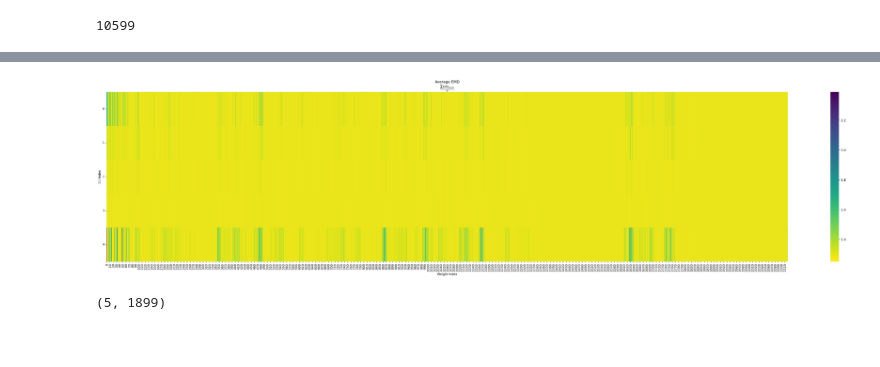
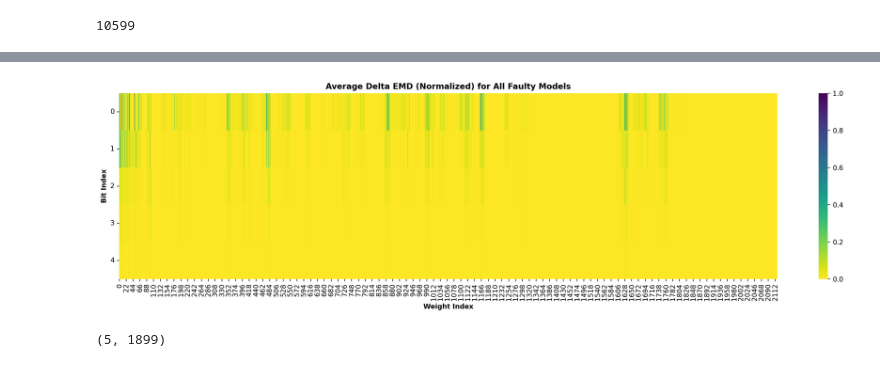
Before and after one commit to oliviaweng/fastml-science, a Jupyter notebook: sensor-data-compression/sampling_faulty_eval_experiment.ipynb, the cells around one changed output, grey strips where cells are left out. Cells and saved outputs as stored; diff of their text form; code cells hidden in the pictures; blank space fills up the shorter version.

```diff
--- a/sensor-data-compression/sampling_faulty_eval_experiment.ipynb
+++ b/sensor-data-compression/sampling_faulty_eval_experiment.ipynb
@@ -55,7 +76,8 @@ bi_to_demd  = dict()
 bi_to_count = dict()
 
 print("Summing EMD values for each bit")
-with open("/home/anmeza/GitHub/fastml-science/sensor-data-compression/efr_val_inputs_0-31_with_eager_exec.log") as f:
+with open("/home/anmeza/GitHub/fastml-science/sensor-data-compression/efr_val_inputs_0-31_with_eager_exec copy.log") as f:
+# with open("/home/anmeza/GitHub/fastml-science/sensor-data-compression/efx_emd_hesstrace_v0-31/efd_emd_hesstrace_v0-31_wo_kernel_assign.log", "r") as f:
     for li, line in enumerate(f):
         if li > 0:
             try:
@@ -63,10 +85,10 @@ with open("/home/anmeza/GitHub/fastml-science/sensor-data-compression/efr_val_in
                 vi, bi = [int(val) for val in curr_vi_bi[1:-1].split(",")]
                 num_lines += 1
                 try:
-                    bi_to_demd[bi]  += float(curr_emd)
+                    bi_to_demd[bi]  += np.abs(vi_to_baseline_emd[vi] - float(curr_emd))
                     bi_to_count[bi] += 1
                 except KeyError:
-                    bi_to_demd[bi]  = float(curr_emd)
+                    bi_to_demd[bi]  = np.abs(vi_to_baseline_emd[vi] - float(curr_emd))
                     bi_to_count[bi] = 1
                     #print(f"New bi from {curr_vi_bi} at line number: {li}")
             except ValueError:
@@ -79,6 +101,13 @@ print("Averaging EMD values for each bit")
 for bi in bi_to_demd.keys():
     bi_to_demd[bi]  = bi_to_demd[bi]/bi_to_count[bi]
 
+print("Normalizing Averaged EMD values for each bit")
+min_emd = min(bi_to_demd.values())
+max_emd = max(bi_to_demd.values())
+print(f"Min EMD = {min_emd} | Max EMD = {max_emd}")
+for bi in bi_to_demd.keys():
+    bi_to_demd[bi]  = (bi_to_demd[bi] - min_emd)/(max_emd - min_emd)
+
 print(num_lines)
 # %% [output]
 Summing EMD values for each bit
@@ -135,7 +166,7 @@ intensity = list()
 for wi in sorted(list(set(wis))):
     rel_demds = demd[wi*5:(wi+1)*5]
     if len(rel_demds) < 5:
-        rel_demds += [1.4 for _ in range(5-len(rel_demds))]
+        rel_demds += [20.4 for _ in range(5-len(rel_demds))]
     intensity.append(rel_demds)
 
 # intensity[0][0] = 25
@@ -186,25 +217,44 @@ array([[1.57564968, 1.79981479, 1.57503645, ..., 1.28723971, 1.28723971,
 # %%
 import seaborn as sns
 import numpy as np
 %matplotlib inline
 %config InlineBackend.figure_format='retina'
 np.set_printoptions(suppress=True)
 
-fig, ax = plt.subplots(figsize=(50,10))         # Sample figsize in inches
+fig, ax = plt.subplots(figsize=(22,5))         # Sample figsize in inches
 # sns.heatmap(df1.iloc[:, 1:6:], annot=True, linewidths=.5, ax=ax)
-sns.heatmap(intensity, annot=False, fmt="f", ax=ax, cmap="viridis_r", square=False, vmin=intensity.min(), vmax=intensity.max())
+# sns.set(font_scale=1)
+hm_ax = sns.heatmap(intensity, annot=False, fmt="f", ax=ax, cmap="viridis_r", square=False, vmin=intensity.min(), vmax=intensity.max())
+
+hm_ax.xaxis.tick_bottom()
+hm_ax.yaxis.tick_left()
+
+hm_ax.set_title('Average Delta EMD (Normalized) for All Faulty Models', fontdict={'weight': 'bold'})
+hm_ax.set_xlabel("Weight Index", fontdict={'weight': 'bold'})
+hm_ax.set_ylabel("Bit Index", fontdict={'weight': 'bold'})
+
+
+# hm_ax.set_xticks(range(0,10600//5,40))
+
+
+# set the labels
+# g.set_xticklabels(['2011', '2012', '2013', '2014',
+#                    '2015', '2016', '2017', '2018'])
+
+# plt.xticks([i+1 for i in range(0,10600//5+1,40)], [str(i) for i in range(0,10600//5+1,40)])
+# plt.yticks([4, 8, 12], ['Low', 'Medium', 'High'])
+
 plt.yticks(rotation=0)
-# title =   f"Distribution of {curr_c}x{curr_p} " + "ACMs based on # of $UP_{read}$ & $UP_{write}$"
-# plt.title(title)
-# plt.xlabel("Number of $UP_{write}$ Scenarios Present in ACM")
-# plt.ylabel("Number of $UP_{read}$ Scenarios  Present in ACM")
-plt.title('Average EMD\n$\\frac{\sum{}{}\mathrm{EMD}_{Faulty}}{\mathrm{V}}$')
-plt.ylabel("Bit Index")
-plt.xlabel("Weight Index")
-plt.savefig(f"EMD_HEATMAP.svg")
+# plt.title('Average EMD\n$\\frac{\sum_{0}^{32}\mathrm{EMD}_{Faulty}}{\mathrm{V}}$')
+# plt.title('Average EMD (Normalized) for Faulty Model$\sum_{v=0}^{32}\\frac{\mathrm{EMD}_{Faulty}(v)}{\mathrm{32}}$')
+# plt.title('Average EMD (Normalized) for Faulty Model')
+# plt.ylabel("Bit Index")
+# plt.xlabel("Weight Index")
+plt.savefig(f"AVG_DELTA_EMD_HEATMAP.svg", bbox_inches="tight")
+plt.savefig(f"AVG_DELTA_EMD_HEATMAP.pdf", bbox_inches="tight")
 plt.show()
 # %% [output]
-[figure, old version]
+[figure, new version]
 # %%
 intensity.shape
 # %% [output]
```
Also changed, not shown: parts of 7 cells of this notebook, 4 other files.
